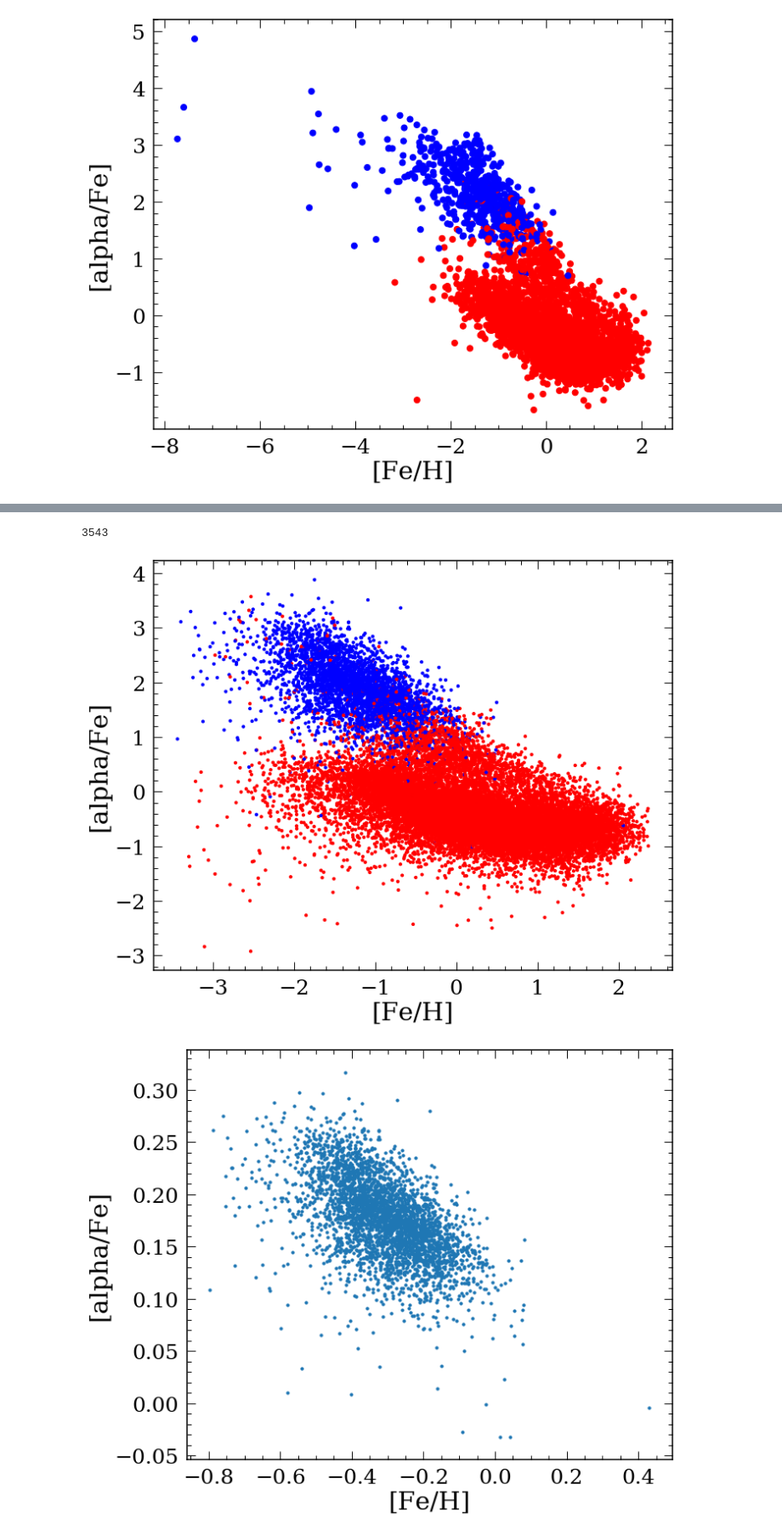
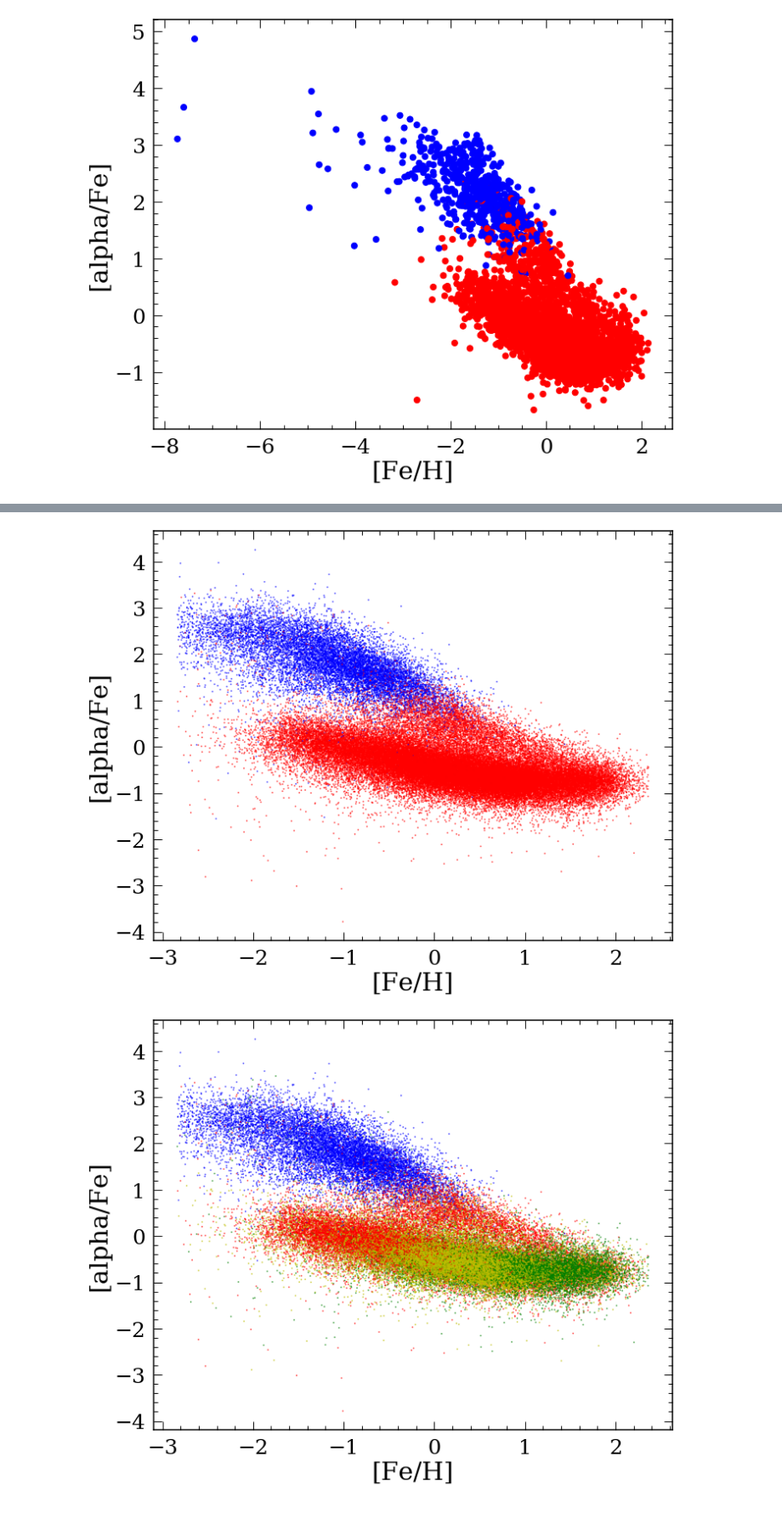
Before and after one commit to lyx12311/HighAlpha, a Jupyter notebook: Clusteralpha.ipynb, the cells around one changed output, grey strips where cells are left out. Shown at 85% size. Cells and saved outputs as stored; diff of their text form; code cells hidden in the pictures.

```diff
--- a/Clusteralpha.ipynb
+++ b/Clusteralpha.ipynb
@@ -175,10 +176,14 @@ y_pred=np.ones(len(X),dtype=bool)
 # %%
-#y_pred=np.ones(len(X),dtype=bool)
-nums=5
-for i in trange(nums+1):
+y_pred=np.ones(len(X))
+nums=3
+for i in trange(nums):
     inds=range(i*int(len(X)/nums),int(len(X)/nums)*(i+1))
-    if i==nums:
+    if i==nums-1:
         inds=range(i*int(len(X)/nums),len(X))
-    print(i,inds[-1],len(y_pred[inds]),len(X[inds,:]))
-    y_pred[inds] = ward.fit_predict(X[inds,:])
+    print(len(X)-inds[-1])
+    Xnew=X[inds,:]
+    #print(np.shape(Xnew))
+    yprenew=ward.fit_predict(Xnew)
+    print(sum(yprenew==2))
+    y_pred[inds] = yprenew
 # %% [output]
@@ -191,34 +196,24 @@ for i in trange(nums+1):
-# %%
-y_pred=ward.fit_predict(X)
-# %%
-sum(y_pred)
-# %% [output]
-3543
 # %%
-y_pred = ward.predict(X)
-#y_pred = ward.labels_.astype(np.int)
-#y_pred = ward.fit_predict(X)
-
-colors = np.array(list(islice(cycle(['r','b']),
+y_pred=np.array(y_pred,dtype=int)
+colors = np.array(list(islice(cycle(['r','b','y','g']),
                                       int(max(y_pred) + 1))))
 
 plt.figure(figsize=(10,8))
-plt.scatter(X[:,0], X[:,-1], s=10, color=colors[y_pred])
+plt.scatter(X[:,0], X[:,-1], s=1, color=colors[y_pred],alpha=0.5)
 plt.ylabel('[alpha/Fe]')
 plt.xlabel('[Fe/H]')
 plt.tight_layout()
 # %% [output]
-[figure, old version]
+[figure, new version]
-# %%
-y_pred=np.array(y_pred,dtype=bool)
 # %%
-df_rc=df_rc.reset_index(drop=True)
-hialpha=df_rc[y_pred]
-lowalpha=df_rc[~y_pred]
+y_pred=np.array(y_pred,dtype=int)
+colors = np.array(list(islice(cycle(['r','b','y','g']),
+                                      int(max(y_pred) + 1))))
+
 plt.figure(figsize=(10,8))
-plt.scatter(hialpha['M_H'], hialpha['ALPHA_M'], s=10)
+plt.scatter(X[:,0], X[:,-1], s=1, color=colors[y_pred],alpha=0.5)
 plt.ylabel('[alpha/Fe]')
 plt.xlabel('[Fe/H]')
 plt.tight_layout()
 # %% [output]
-[figure, old version]
+[figure, new version]
```
Also changed, not shown: parts of 14 cells of this notebook, 6 other files.
